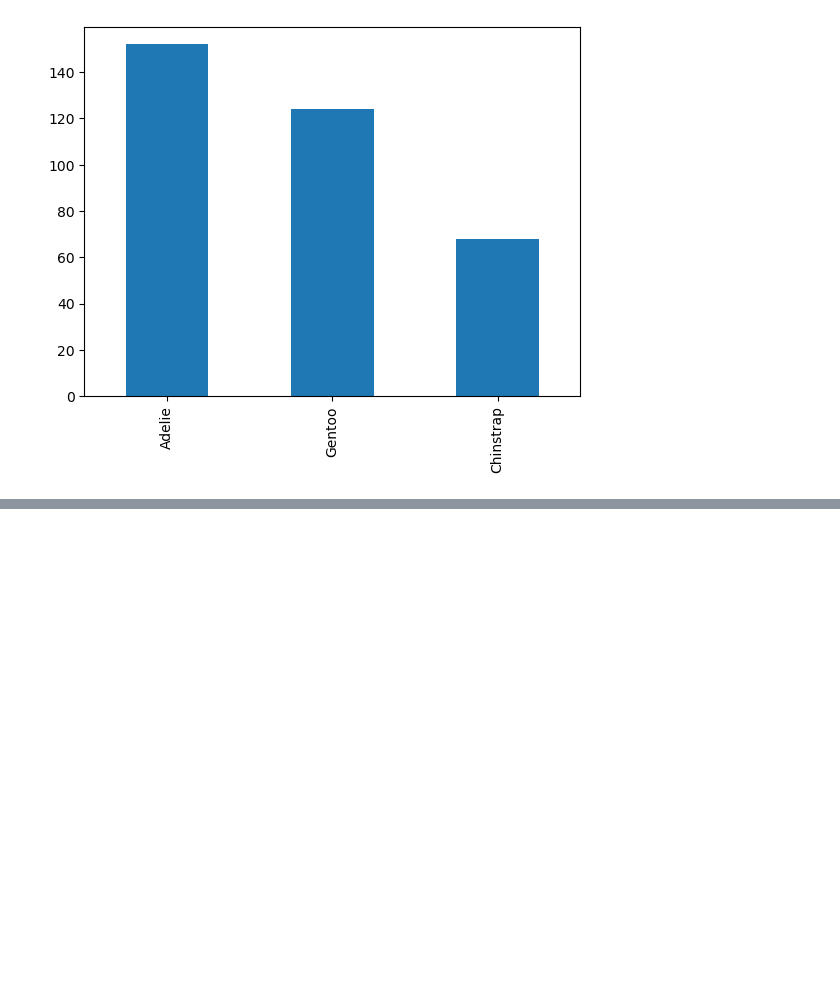
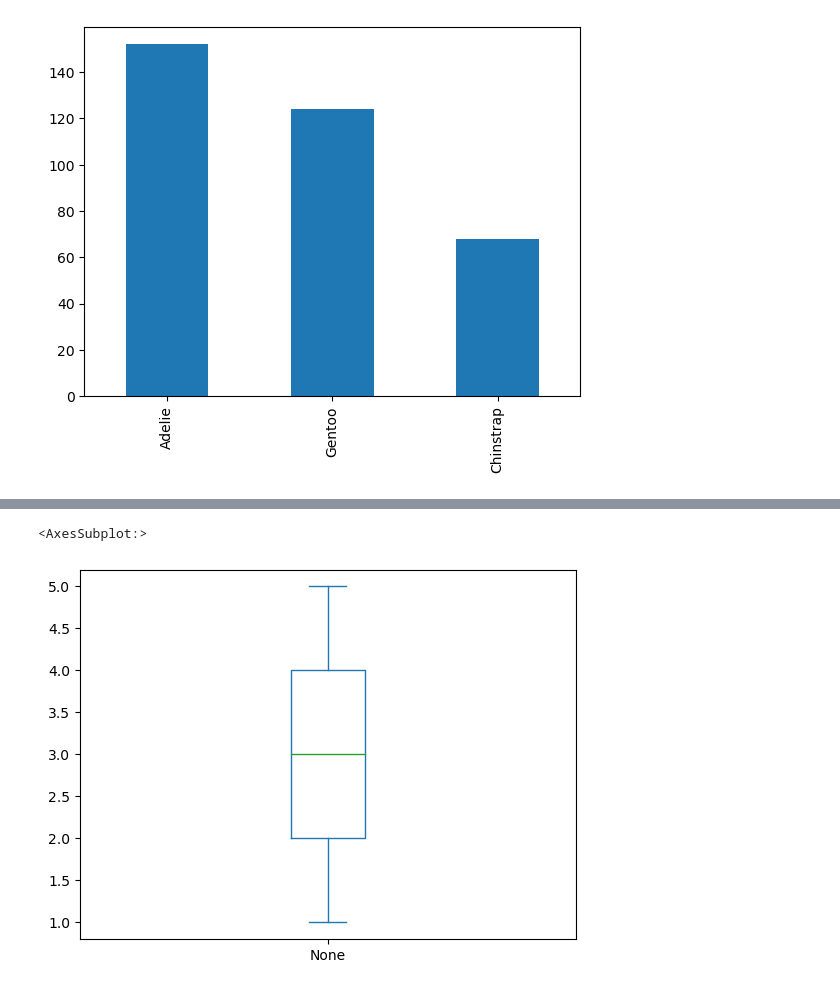
Before and after one commit to Crovvyboi/Data-Science, a Jupyter notebook: Tutorials/Tutorial 1.ipynb, the cells around one changed output, grey strips where cells are left out. Saved outputs shown, nothing was run; the diff lists cells and outputs as text; code cells hidden in the pictures; blank space fills up the shorter version.

```diff
--- a/Tutorials/Tutorial 1.ipynb
+++ b/Tutorials/Tutorial 1.ipynb
@@ -98,0 +149,6 @@ penguins["species"].value_counts().plot(kind="bar")
+# %%
+# remove the outlier
+example_column4[example_column4 < 10].plot(kind='box')
+# %% [output]
+<AxesSubplot:>
+[figure, added]
```
Also changed, not shown: parts of 9 cells of this notebook, 3 other files.
